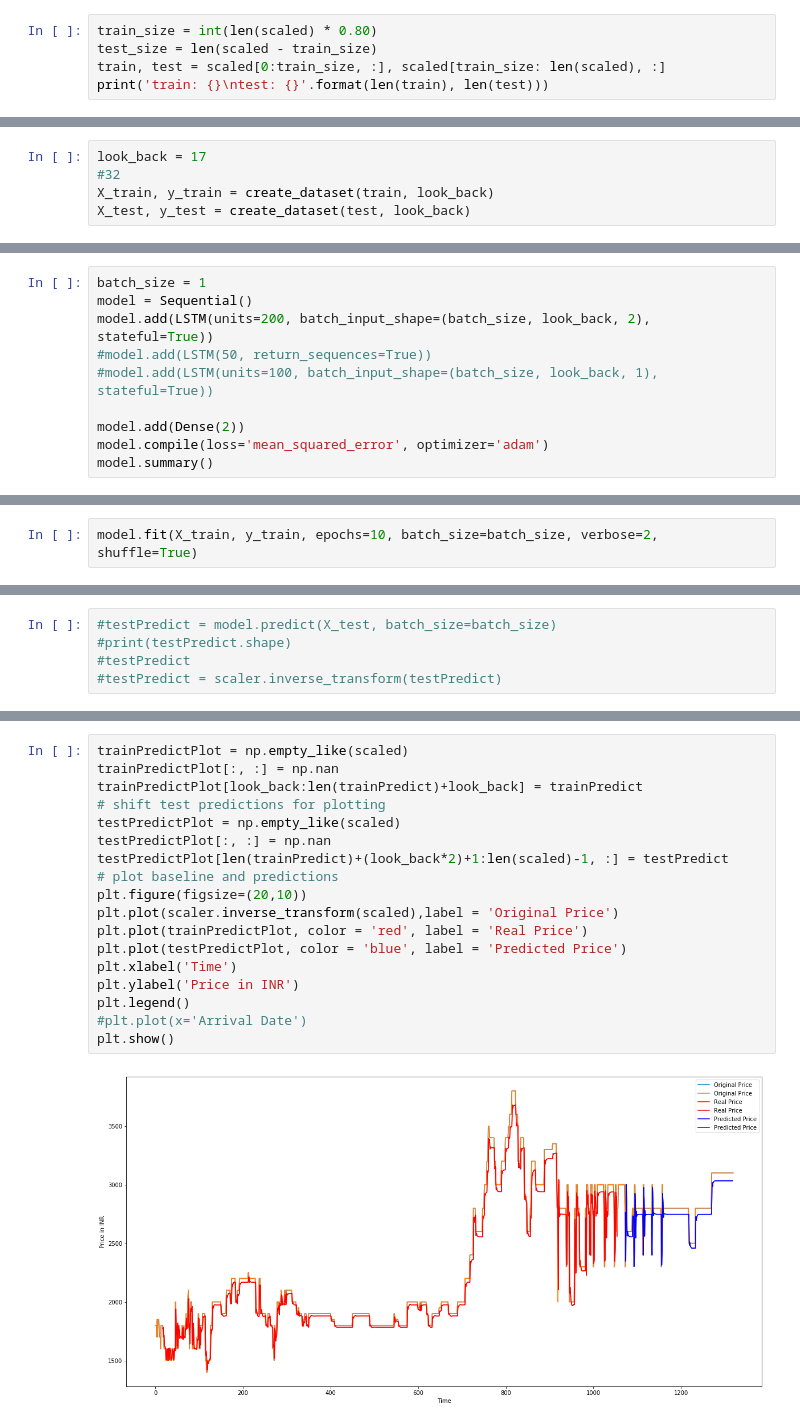
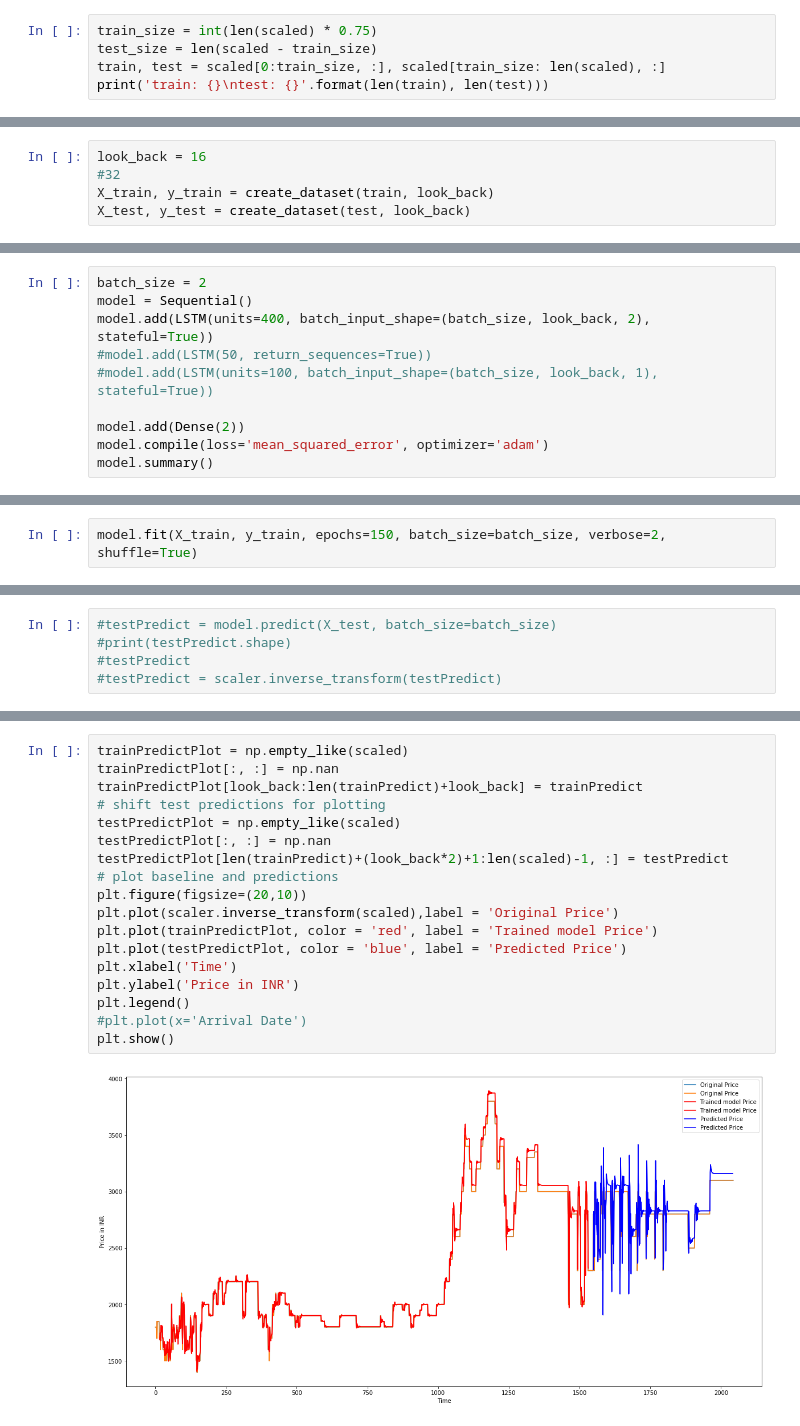
Before and after one commit to sanchanapradeep/aiml_capstone, a Jupyter notebook: LSTM_2006_2019_fine_finger_millet_Min_multi.ipynb, the cells around one changed output, grey strips where cells are left out. Saved outputs shown, nothing was run; the diff lists cells and outputs as text.

```diff
--- a/LSTM_2006_2019_fine_finger_millet_Min_multi.ipynb
+++ b/LSTM_2006_2019_fine_finger_millet_Min_multi.ipynb
@@ -95,7 +80,7 @@ array([[1800, 1800],
 scaler = MinMaxScaler(feature_range=(0, 1))
 scaled = scaler.fit_transform(training_set)
 # %%
-train_size = int(len(scaled) * 0.80)
+train_size = int(len(scaled) * 0.75)
 test_size = len(scaled - train_size)
 train, test = scaled[0:train_size, :], scaled[train_size: len(scaled), :]
 print('train: {}\ntest: {}'.format(len(train), len(test)))
@@ -136,7 +114,7 @@ def create_dataset(dataset, look_back=32):
         dataY.append(b)
     return np.array(dataX), np.array(dataY)
 # %%
-look_back = 17
+look_back = 16
 #32
 X_train, y_train = create_dataset(train, look_back)
 X_test, y_test = create_dataset(test, look_back)
@@ -185,7 +142,7 @@ print(X_test.shape)
 # %%
-batch_size = 1
+batch_size = 2
 model = Sequential()
-model.add(LSTM(units=200, batch_input_shape=(batch_size, look_back, 2), stateful=True))
+model.add(LSTM(units=400, batch_input_shape=(batch_size, look_back, 2), stateful=True))
 #model.add(LSTM(50, return_sequences=True))
 #model.add(LSTM(units=100, batch_input_shape=(batch_size, look_back, 1), stateful=True))
 
@@ -205,5 +162,5 @@ Trainable params: 162,802
 Non-trainable params: 0
 _________________________________________________________________
 # %%
-model.fit(X_train, y_train, epochs=10, batch_size=batch_size, verbose=2, shuffle=True)
+model.fit(X_train, y_train, epochs=150, batch_size=batch_size, verbose=2, shuffle=True)
 # %% [output]
@@ -318,20 +222,20 @@ array([[1773.5173, 1775.397 ],
 # %%
 trainPredictPlot = np.empty_like(scaled)
 trainPredictPlot[:, :] = np.nan
 trainPredictPlot[look_back:len(trainPredict)+look_back] = trainPredict
 # shift test predictions for plotting
 testPredictPlot = np.empty_like(scaled)
 testPredictPlot[:, :] = np.nan
 testPredictPlot[len(trainPredict)+(look_back*2)+1:len(scaled)-1, :] = testPredict
 # plot baseline and predictions
 plt.figure(figsize=(20,10))
 plt.plot(scaler.inverse_transform(scaled),label = 'Original Price')
-plt.plot(trainPredictPlot, color = 'red', label = 'Real Price')
+plt.plot(trainPredictPlot, color = 'red', label = 'Trained model Price')
 plt.plot(testPredictPlot, color = 'blue', label = 'Predicted Price')
 plt.xlabel('Time')
 plt.ylabel('Price in INR')
 plt.legend()
 #plt.plot(x='Arrival Date')
 plt.show()
 # %% [output]
-[figure, old version]
+[figure, new version]
```
Also changed, not shown: parts of 25 cells of this notebook.
